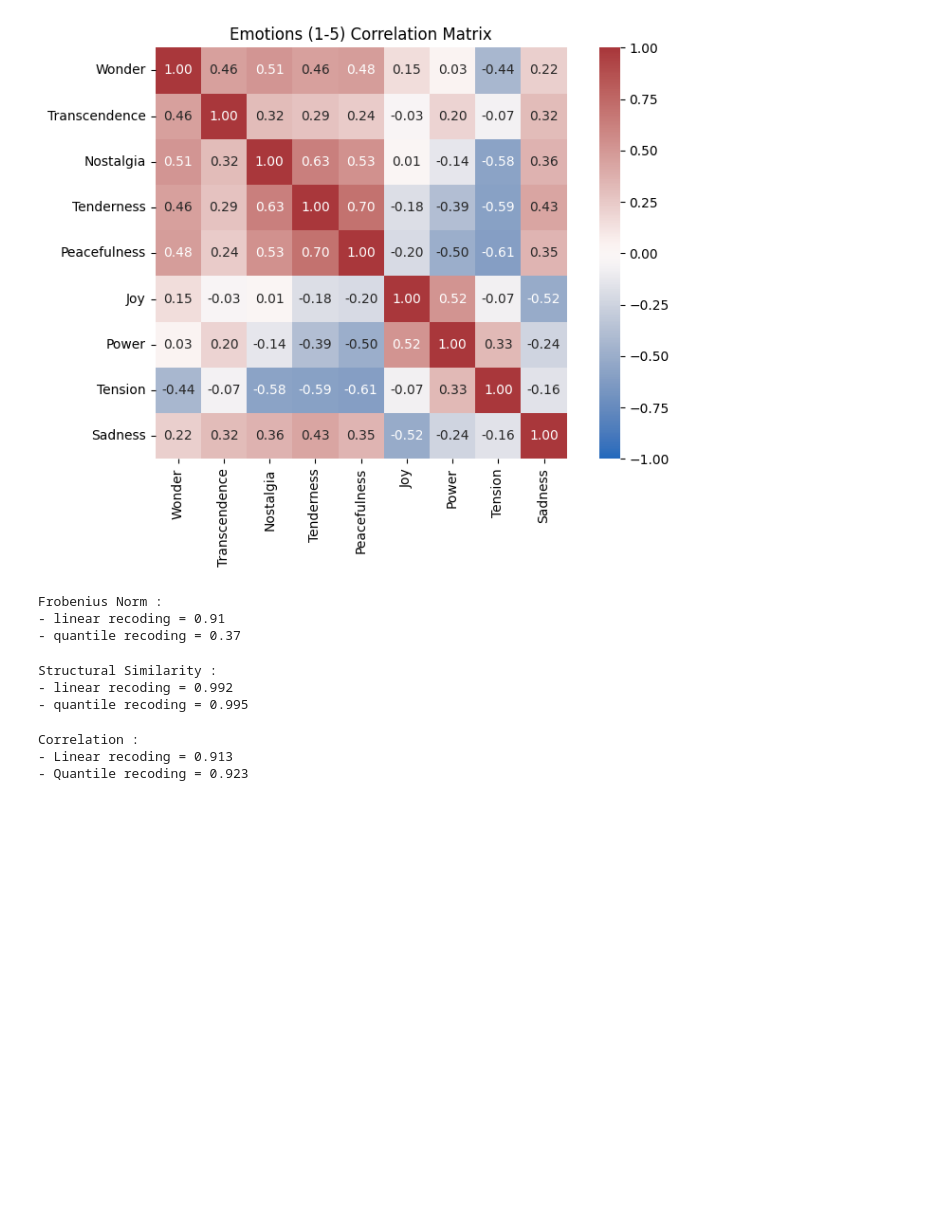
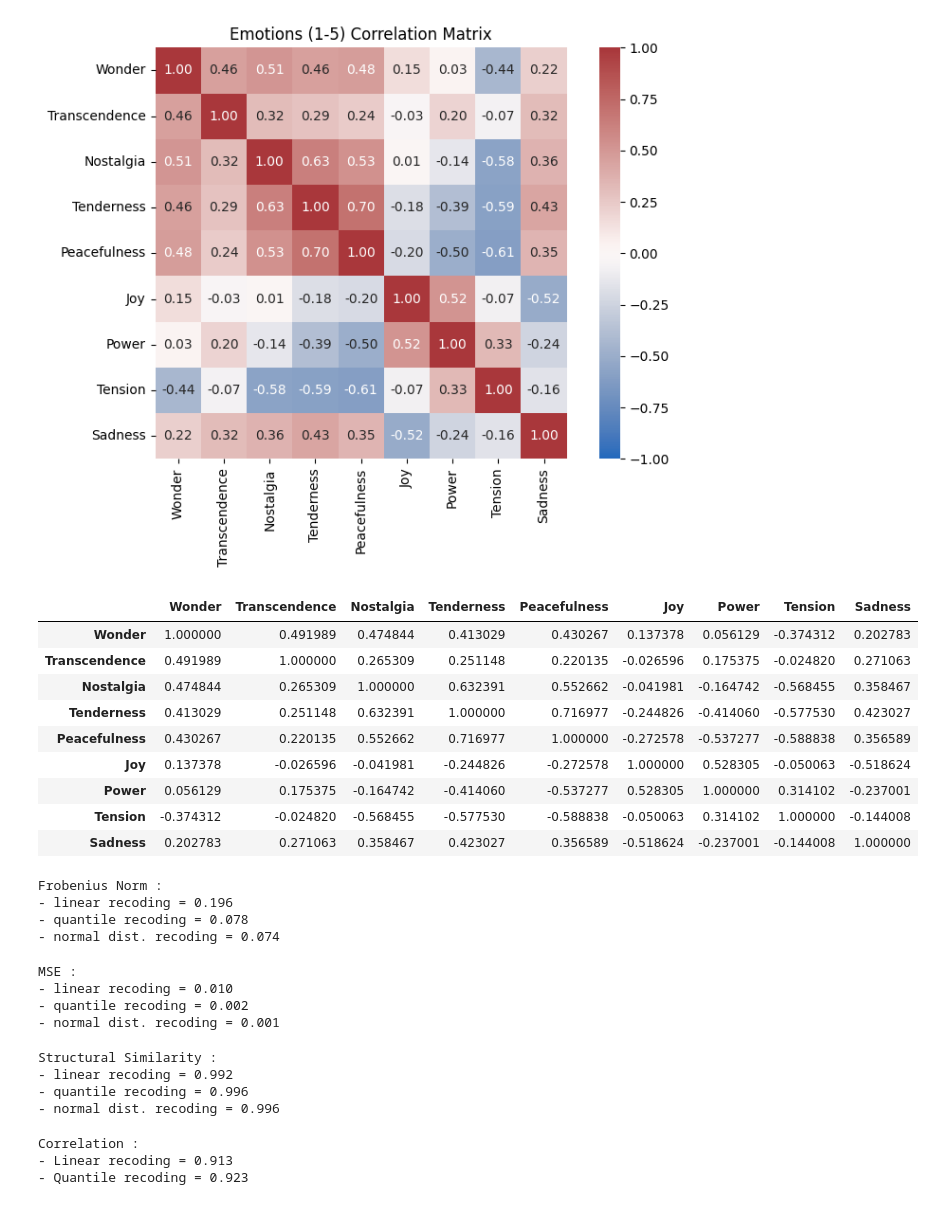
Before and after one commit to Squidez/MJF-GEMS-Annotations, a Jupyter notebook: data analysis.ipynb, the cells around one changed output. Drawn from its saved outputs; the diff is of its cells as text; code cells hidden in the pictures; blank space fills up the shorter version.

```diff
--- a/data analysis.ipynb
+++ b/data analysis.ipynb
@@ -377,28 +421,60 @@ plt.tight_layout()
 plt.show()
 # %% [output]
 [figure]
+# %%
+# Corr between the emotions (normal dist recoded scores)
+norm_correlation_matrix = recoded_std_df[emotions_col].corr()
+norm_correlation_matrix
+# %% [output]
+|  | Wonder | Transcendence | Nostalgia | Tenderness | Peacefulness | Joy | Power | Tension | Sadness |
+| Wonder | 1.000000 | 0.491989 | 0.474844 | 0.413029 | 0.430267 | 0.137378 | 0.056129 | -0.374312 | 0.202783 |
+| Transcendence | 0.491989 | 1.000000 | 0.265309 | 0.251148 | 0.220135 | -0.026596 | 0.175375 | -0.024820 | 0.271063 |
+| Nostalgia | 0.474844 | 0.265309 | 1.000000 | 0.632391 | 0.552662 | -0.041981 | -0.164742 | -0.568455 | 0.358467 |
+| Tenderness | 0.413029 | 0.251148 | 0.632391 | 1.000000 | 0.716977 | -0.244826 | -0.414060 | -0.577530 | 0.423027 |
+| Peacefulness | 0.430267 | 0.220135 | 0.552662 | 0.716977 | 1.000000 | -0.272578 | -0.537277 | -0.588838 | 0.356589 |
+| Joy | 0.137378 | -0.026596 | -0.041981 | -0.244826 | -0.272578 | 1.000000 | 0.528305 | -0.050063 | -0.518624 |
+| Power | 0.056129 | 0.175375 | -0.164742 | -0.414060 | -0.537277 | 0.528305 | 1.000000 | 0.314102 | -0.237001 |
+| Tension | -0.374312 | -0.024820 | -0.568455 | -0.577530 | -0.588838 | -0.050063 | 0.314102 | 1.000000 | -0.144008 |
+| Sadness | 0.202783 | 0.271063 | 0.358467 | 0.423027 | 0.356589 | -0.518624 | -0.237001 | -0.144008 | 1.000000 |
 # %%
-Frobenius
-
-print(f'Frobenius Norm : \n- linear recoding = {lin_dist:.3f}\n- quantile recoding = {quant_dist:.3f}')
+#distance between the corr matrix of the recoded scores and the original
+lin_dist = np.linalg.norm(correlation_matrix - lin_correlation_matrix) / np.linalg.norm(correlation_matrix)
+quant_dist = np.linalg.norm(correlation_matrix - quant_correlation_matrix) / np.linalg.norm(correlation_matrix)
+norm_dist = np.linalg.norm(correlation_matrix - norm_correlation_matrix) / np.linalg.norm(correlation_matrix)
+print(f'Frobenius Norm : \n- linear recoding = {lin_dist:.3f}\n- quantile recoding = {quant_dist:.3f}\n- normal dist. recoding = {norm_dist:.3f}')
 # %% [output]
 Frobenius Norm :
-- linear recoding = 0.91
-- quantile recoding = 0.37
+- linear recoding = 0.196
+- quantile recoding = 0.078
+- normal dist. recoding = 0.074
+# %%
+lin_mse = np.mean((correlation_matrix - lin_correlation_matrix) ** 2)
+quant_mse = np.mean((correlation_matrix - quant_correlation_matrix) ** 2)
+norm_mse = np.mean((correlation_matrix - norm_correlation_matrix) ** 2)
+
+print(f'MSE : \n- linear recoding = {lin_mse:.3f}\n- quantile recoding = {quant_mse:.3f}\n- normal dist. recoding = {norm_mse:.3f}')
+# %% [output]
+MSE :
+- linear recoding = 0.010
+- quantile recoding = 0.002
+- normal dist. recoding = 0.001
 # %%
 idx = np.triu_indices_from(correlation_matrix, k=1)
 v_og = correlation_matrix.to_numpy()[idx]
 v_lin = lin_correlation_matrix.to_numpy()[idx]
 v_quant = quant_correlation_matrix.to_numpy()[idx]
+v_norm = norm_correlation_matrix.to_numpy()[idx]
 
 lin_sim = np.corrcoef(v_og,v_lin)[0][1]
 quant_sim = np.corrcoef(v_og,v_quant)[0][1]
+norm_sim = np.corrcoef(v_og,v_norm)[0][1]
 
-print(f'Structural Similarity : \n- linear recoding = {lin_sim:.3f}\n- quantile recoding = {quant_sim:.3f}')
+print(f'Structural Similarity : \n- linear recoding = {lin_sim:.3f}\n- quantile recoding = {quant_sim:.3f}\n- normal dist. recoding = {norm_sim:.3f}')
 # %% [output]
 Structural Similarity :
 - linear recoding = 0.992
-- quantile recoding = 0.995
+- quantile recoding = 0.996
+- normal dist. recoding = 0.996
 # %%
 quant_allscore = recoded_quantile_df[emotions_col].to_numpy().ravel()
 lin_allscore = recoded_lin_df[emotions_col].to_numpy().ravel()
```
Also changed, not shown: parts of 20 cells of this notebook, 13 other files.
